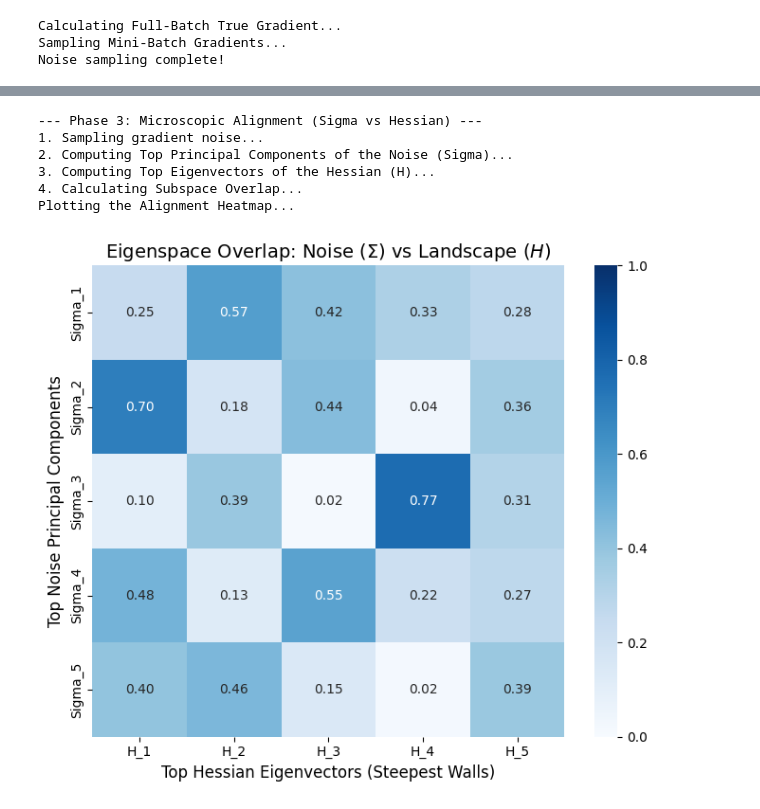
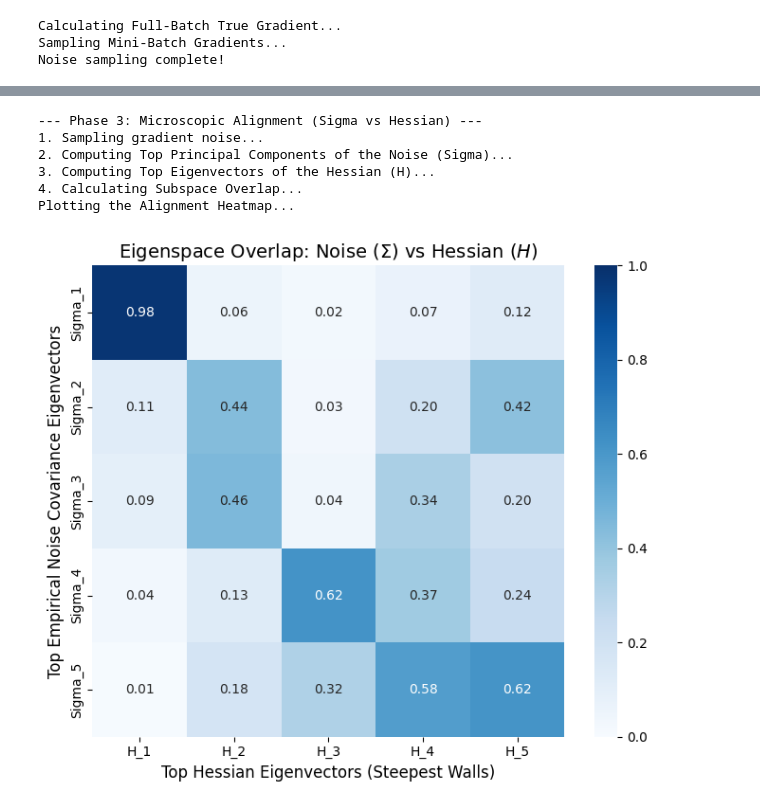
Before and after one commit to MatteoMelloGrand/SGD_dynamics, a Jupyter notebook: 02_gradient_noise_analysis.ipynb, the cells around one changed output, grey strips where cells are left out. Saved outputs shown, nothing was run; the diff lists cells and outputs as text; code cells hidden in the pictures.

```diff
--- a/02_gradient_noise_analysis.ipynb
+++ b/02_gradient_noise_analysis.ipynb
@@ -69,7 +69,7 @@ noise_samples = []
 
 # We will track the noise of a single, randomly chosen parameter (e.g., index 420)
 # tracking the whole 14,218-dim vector 500 times takes too much memory!
-param_index_to_track = 420
+param_index_to_track = 100
 
 for i in range(num_samples):
     # Get the gradient for just ONE mini-batch
@@ -170,7 +199,7 @@ x = np.linspace(-5, 5, 100)
 p = stats.norm.pdf(x, 0, 1) # We compare to N(0,1) because we normalized it!
 ax1.plot(x, p, 'r', linewidth=2.5, label='Standard Normal N(0,1)')
 
-ax1.set_title("Normalized Empirical Distribution (All Weights)", fontsize=14)
+ax1.set_title("Pooled Normalized Noise (All Weights, B=64)\n[aggregate of ~14k dims — see note below]", fontsize=13)
 ax1.set_xlabel("Normalized Noise Value $(V_k / \sigma_k)$", fontsize=12)
 ax1.set_ylabel("Density", fontsize=12)
 ax1.set_xlim(-5, 5)
@@ -185,7 +214,7 @@ ax2.get_lines()[0].set_alpha(0.5)
 ax2.get_lines()[1].set_color('red')
 ax2.get_lines()[1].set_linewidth(2.5)
 
-ax2.set_title("Universal Q-Q Plot against Normal Distribution", fontsize=14)
+ax2.set_title("Universal Q-Q Plot — Pooled Aggregate (B=64)\n[heavy-tail deviation visible at extremes]", fontsize=13)
 ax2.set_xlabel("Theoretical Gaussian Quantiles", fontsize=12)
 ax2.set_ylabel("Empirical Gradient Noise Quantiles", fontsize=12)
 ax2.grid(True, linestyle='--', alpha=0.6)
@@ -203,13 +438,8 @@ Plotting the Universal Q-Q Plot...
 import torch
 from scripts.utils import create_synthetic_dataset, FlatMLP, train_model
 
-# 1. Setup the Gold Standard Environment
-# (Assuming your create_synthetic_dataset generates the N=10000, k=10 dataset)
 dataset = create_synthetic_dataset()
 input_dim = dataset.tensors[0].shape[1]  # Should be 100
-
-# 2. Initialize the Over-parameterized Model (M/N > 5)
-# We use hidden_dim=512 to mathematically guarantee the flat manifold
 model = FlatMLP(input_dim=input_dim, hidden_dim=512, num_classes=10)
 
 print("Phase 1: The Burn-in (Equilibration)...")
@@ -220,7 +450,7 @@ print("Training the model to reach the bottom of the minimum (theta*).")
 trained_model = train_model(
     dataset=dataset,
     input_dim=input_dim,
-    lr=0.1,
+    lr=0.005,
     batch_size=64,
     epochs=250
 )
@@ -384,11 +519,12 @@ for _ in range(num_noise_samples):
     noise_matrix.append(noise_vector)
 
 noise_matrix = np.array(noise_matrix) # Shape: (500, M)
+noise_mean = noise_matrix.mean(axis=0, keepdims=True)
+centered_noise_matrix = noise_matrix - noise_mean
 
 print("2. Computing Top Principal Components of the Noise (Sigma)...")
-# SVD extracts the eigenvectors of the covariance matrix
-# Vh contains the principal components sorted by explained variance
-U, S, Vh = np.linalg.svd(noise_matrix, full_matrices=False)
+# SVD on centered samples extracts the eigendirections of the empirical covariance
+U, S, Vh = np.linalg.svd(centered_noise_matrix, full_matrices=False)
 noise_eigenvectors = Vh[:K] # Top K directions of the noise
 
 print("3. Computing Top Eigenvectors of the Hessian (H)...")
@@ -426,33 +562,33 @@ H_op = LinearOperator((M, M), matvec=compute_hvp)
 
 # scipy.sparse.linalg.eigsh finds the top K eigenvalues/eigenvectors using Lanczos iteration
 evals, evecs = eigsh(H_op, k=K, which='LA')
 # evecs are returned in ascending order, so we reverse them
 hessian_eigenvectors = evecs[:, ::-1].T # Shape: (K, M)
 
 print("4. Calculating Subspace Overlap...")
 # We take the absolute dot product (cosine similarity) between the two sets of vectors
 overlap_matrix = np.abs(np.dot(noise_eigenvectors, hessian_eigenvectors.T))
 
 print("Plotting the Alignment Heatmap...")
 fig, ax = plt.subplots(figsize=(7, 6))
 
 sns.heatmap(overlap_matrix, annot=True, cmap='Blues', fmt=".2f",
             xticklabels=[f"H_{i+1}" for i in range(K)],
             yticklabels=[f"Sigma_{i+1}" for i in range(K)],
             vmin=0, vmax=1, ax=ax)
 
-ax.set_title("Eigenspace Overlap: Noise ($\Sigma$) vs Landscape ($H$)", fontsize=14)
+ax.set_title("Eigenspace Overlap: Noise ($\Sigma$) vs Hessian ($H$)", fontsize=14)
 ax.set_xlabel("Top Hessian Eigenvectors (Steepest Walls)", fontsize=12)
-ax.set_ylabel("Top Noise Principal Components", fontsize=12)
+ax.set_ylabel("Top Empirical Noise Covariance Eigenvectors", fontsize=12)
 
 plt.tight_layout()
 plt.savefig("Hessian_Noise_Alignment.png", dpi=300)
 plt.show()
 # %% [output]
 --- Phase 3: Microscopic Alignment (Sigma vs Hessian) ---
 1. Sampling gradient noise...
 2. Computing Top Principal Components of the Noise (Sigma)...
 3. Computing Top Eigenvectors of the Hessian (H)...
 4. Calculating Subspace Overlap...
 Plotting the Alignment Heatmap...
-[figure, old version]
+[figure, new version]
```
Also changed, not shown: parts of 12 cells of this notebook, 4 other files.
